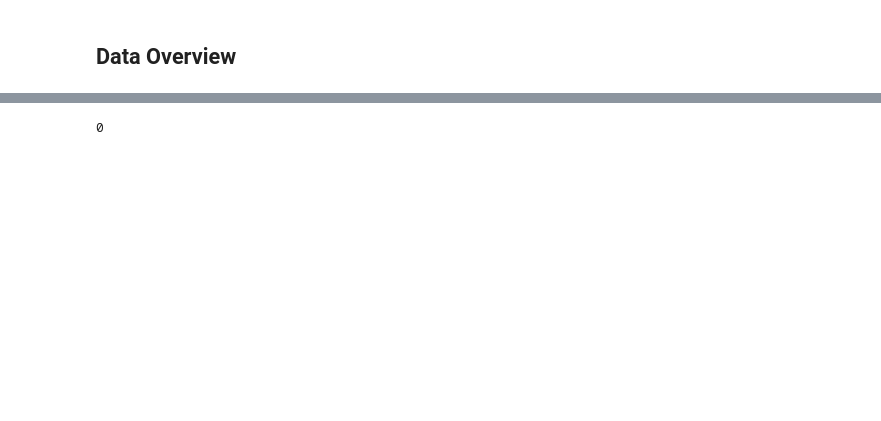
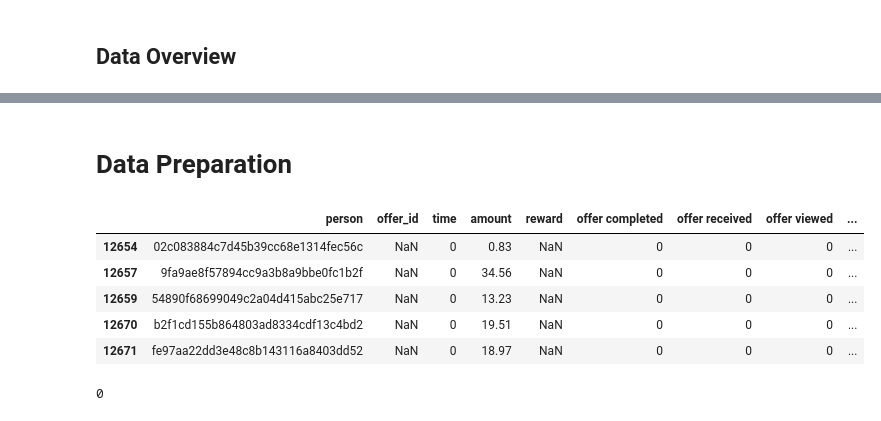
Before and after one commit to MlataIbrahim/Starbucks-Capstone-Project, a Jupyter notebook: Starbucks_Capstone_notebook.ipynb, the cells around one changed output, grey strips where cells are left out. Cells and saved outputs as stored; diff of their text form; code cells hidden in the pictures; blank space fills up the shorter version.

```diff
--- a/Starbucks_Capstone_notebook.ipynb
+++ b/Starbucks_Capstone_notebook.ipynb
@@ -274,3 +301,15 @@ transcript = pd.get_dummies(transcript , columns=['event'] , prefix='' ,prefix_s
+# %% [markdown]
+# Data Preparation
+# %%
+transcript = pd.get_dummies(cleaned_transcript , columns=['event'] , prefix='' ,prefix_sep='')
+transcript.head()
+# %% [output]
+|  | person | offer_id | time | amount | reward | offer completed | offer received | offer viewed | ... |
+| 12654 | 02c083884c7d45b39cc68e1314fec56c | NaN | 0 | 0.83 | NaN | 0 | 0 | 0 | ... |
+| 12657 | 9fa9ae8f57894cc9a3b8a9bbe0fc1b2f | NaN | 0 | 34.56 | NaN | 0 | 0 | 0 | ... |
+| 12659 | 54890f68699049c2a04d415abc25e717 | NaN | 0 | 13.23 | NaN | 0 | 0 | 0 | ... |
+| 12670 | b2f1cd155b864803ad8334cdf13c4bd2 | NaN | 0 | 19.51 | NaN | 0 | 0 | 0 | ... |
+| 12671 | fe97aa22dd3e48c8b143116a8403dd52 | NaN | 0 | 18.97 | NaN | 0 | 0 | 0 | ... |
 # %%
 transcript.drop_duplicates(inplace=True)
 # %%
```
Also changed, not shown: parts of 84 cells of this notebook, 3 other files.
